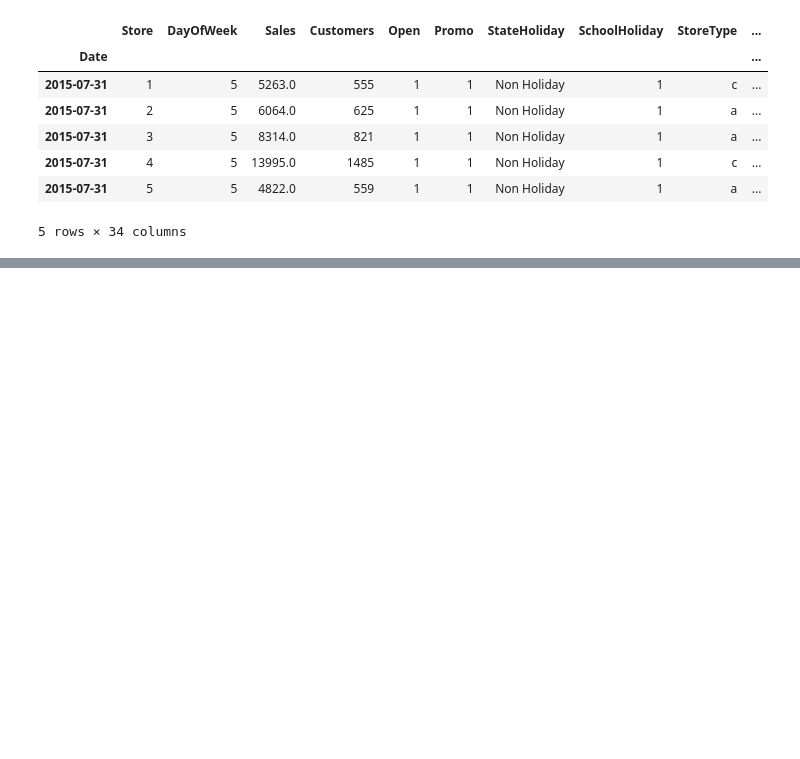
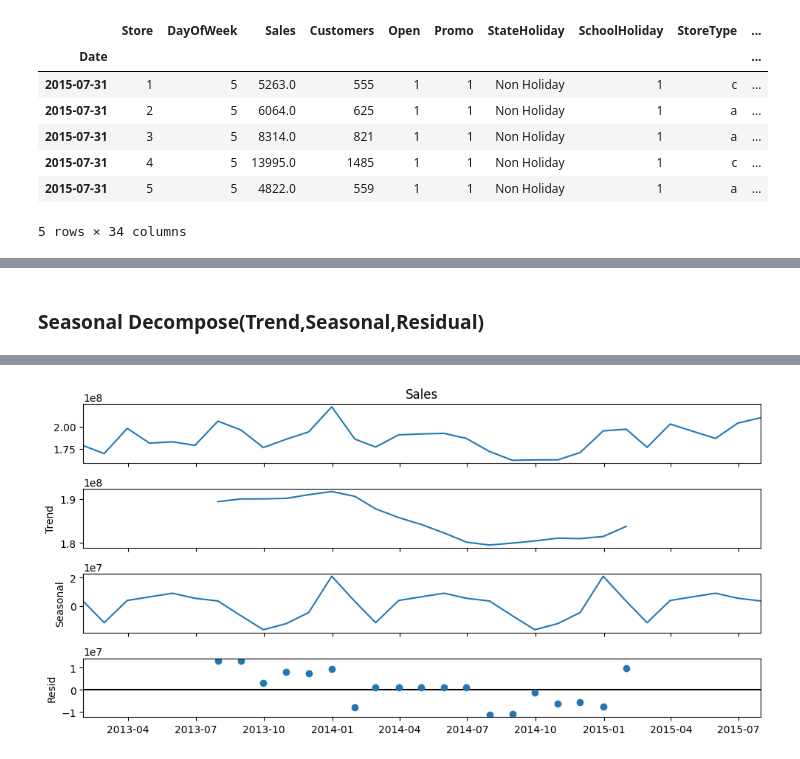
Before and after one commit to hanaDemma/Pharmaceuticals-finance-data-Analysis-week-4, a Jupyter notebook: notebooks/exploratory_analysis.ipynb, the cells around one changed output, grey strips where cells are left out. Cells and saved outputs as stored; diff of their text form; code cells hidden in the pictures; blank space fills up the shorter version.

```diff
--- a/notebooks/exploratory_analysis.ipynb
+++ b/notebooks/exploratory_analysis.ipynb
@@ -604,3 +604,9 @@ salesOverTime(merged_train_data_store)
 [figure]
 [figure]
 [figure]
+# %% [markdown]
+### Seasonal Decompose(Trend,Seasonal,Residual)
+# %%
+from scripts.feature_engineering import salesSeasonalDecompose
+salesSeasonalDecompose(merged_train_data_store)
+# %% [output]
@@ -606,0 +615 @@ salesOverTime(merged_train_data_store)
+[figure, added]
```
Also changed, not shown: parts of 30 cells of this notebook, 2 other files.
